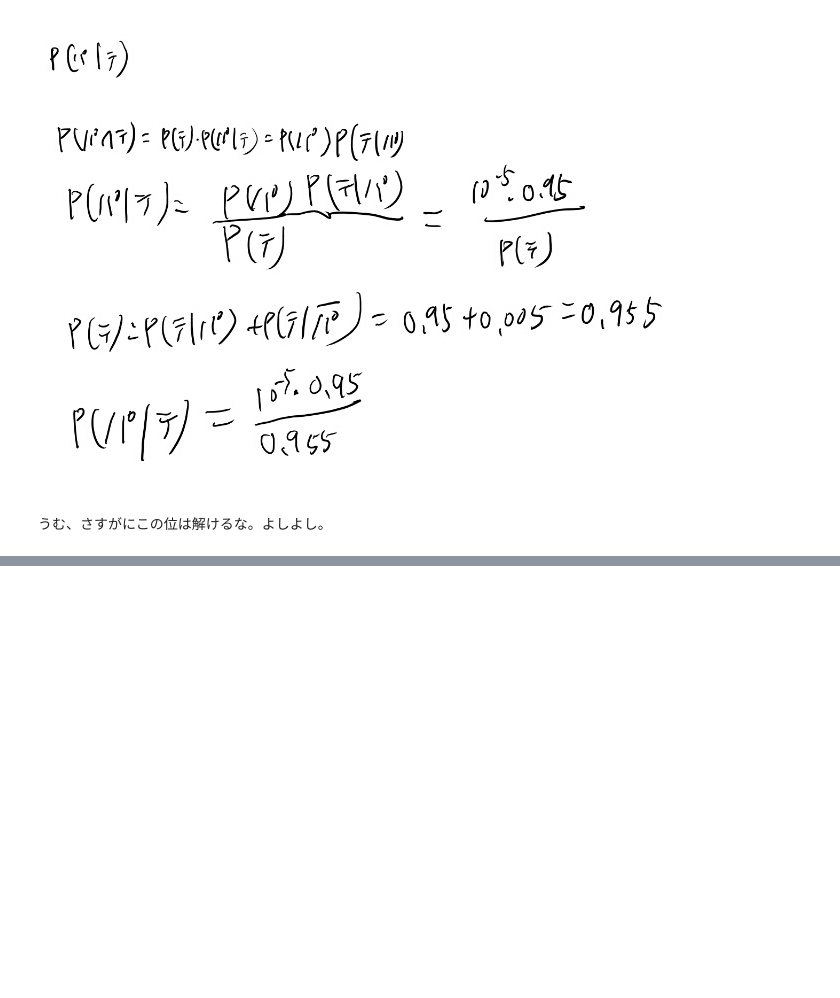
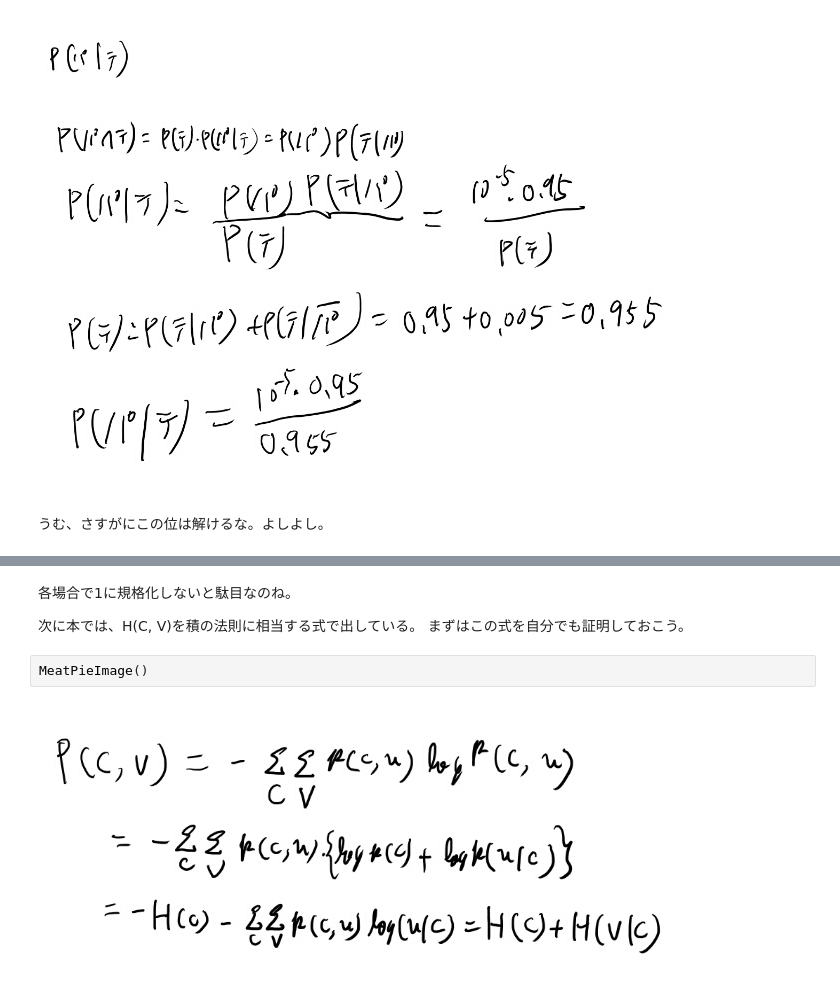
Before and after one commit to karino2/karino2.github.io, a Jupyter notebook: ipynb/2018-11-07-195900.ipynb, the cells around one changed output, grey strips where cells are left out. Cells and saved outputs as stored; diff of their text form; blank space fills up the shorter version.

```diff
--- a/ipynb/2018-11-07-195900.ipynb
+++ b/ipynb/2018-11-07-195900.ipynb
@@ -110,0 +127,9 @@ MeatPieImage()
+# %% [markdown]
+各場合で1に規格化しないと駄目なのね。
+
+次に本では、H(C, V)を積の法則に相当する式で出している。
+まずはこの式を自分でも証明しておこう。
+# %%
+MeatPieImage()
+# %% [output]
+[figure, added]
```
Also changed, not shown: parts of 12 cells of this notebook.
